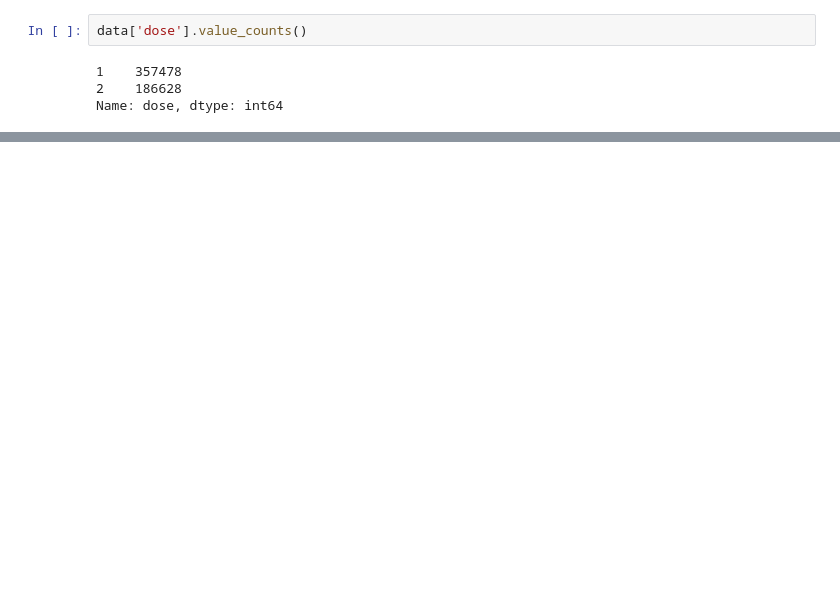
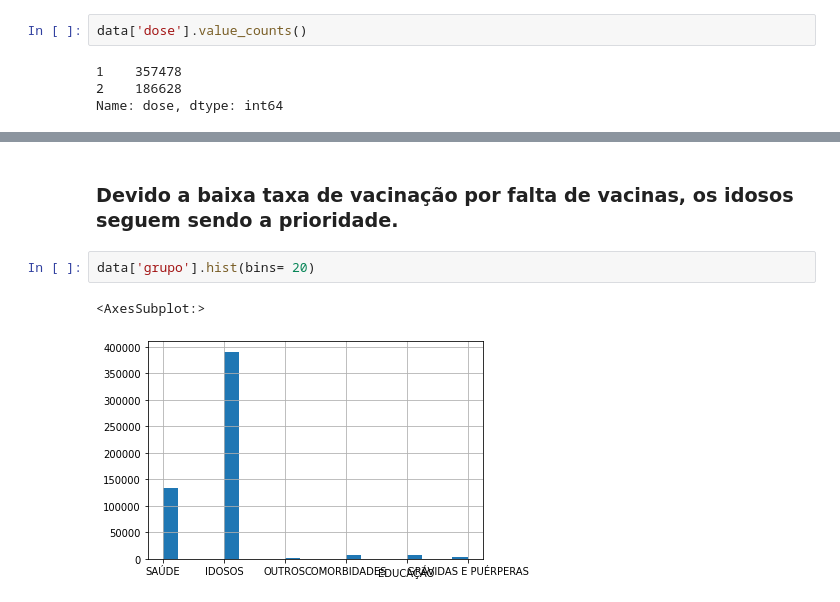
Before and after one commit to yvesemmanuel/analise_dados, a Jupyter notebook: Análise de Dados da Vacinação no Recife.ipynb, the cells around one changed output, grey strips where cells are left out. Saved outputs shown, nothing was run; the diff lists cells and outputs as text; blank space fills up the shorter version.

```diff
--- a/Análise de Dados da Vacinação no Recife.ipynb
+++ b/Análise de Dados da Vacinação no Recife.ipynb
@@ -107,0 +133,7 @@ data['dose'].hist()
+# %% [markdown]
+### Devido a baixa taxa de vacinação por falta de vacinas, os idosos seguem sendo a prioridade.
+# %%
+data['grupo'].hist(bins= 20)
+# %% [output]
+<AxesSubplot:>
+[figure, added]
```
Also changed, not shown: parts of 8 cells of this notebook.
